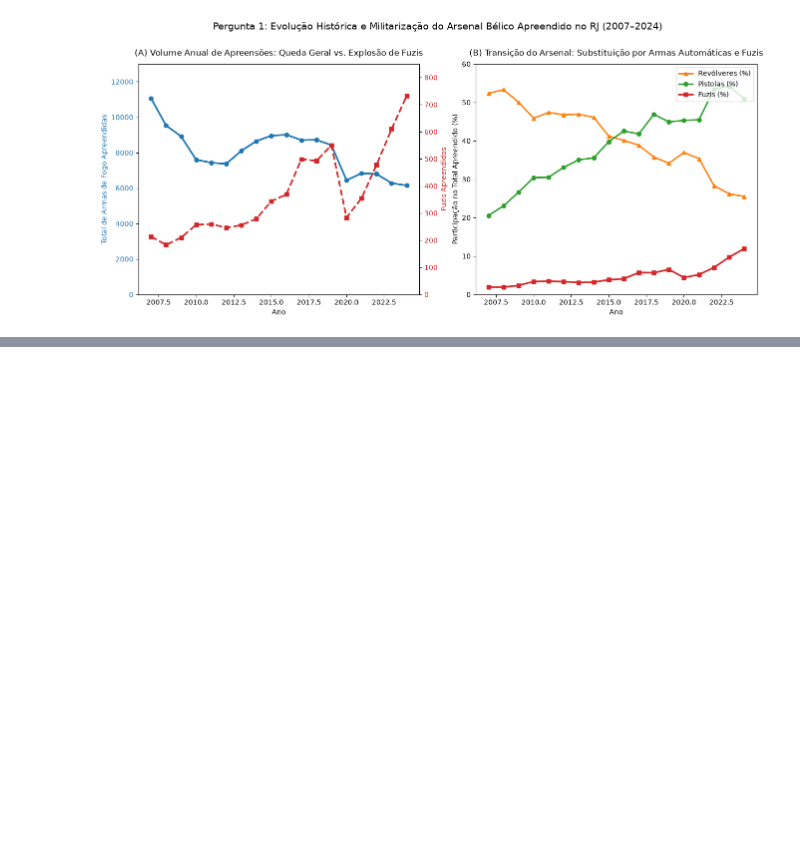
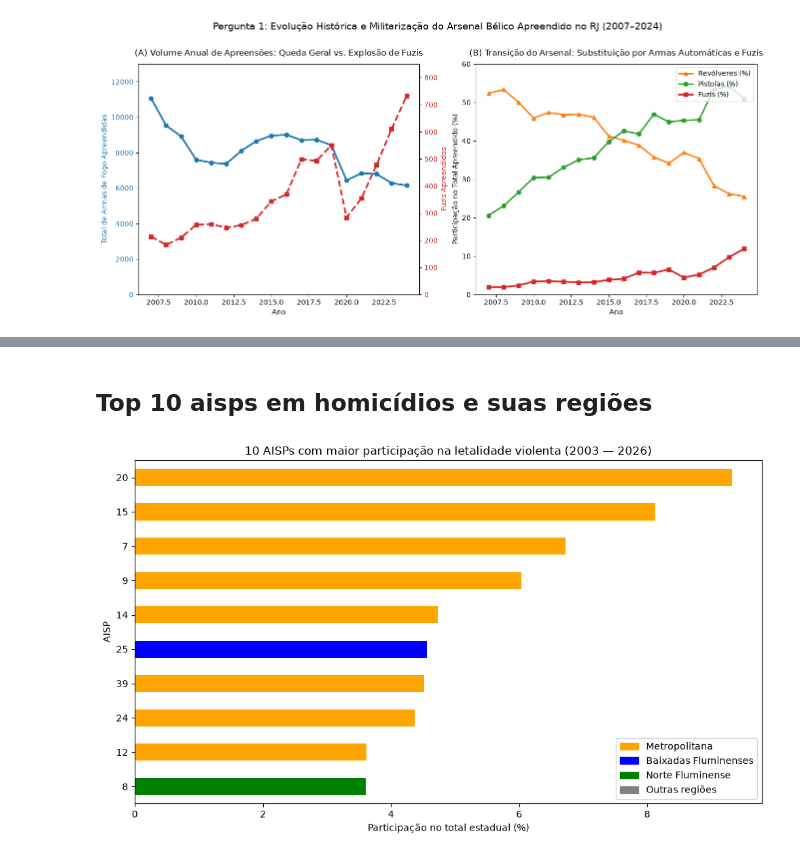
Before and after one commit to Josue-santoss/AEDV-A2-, a Jupyter notebook: NotebookAEDV.ipynb, the cells around one changed output, grey strips where cells are left out. Drawn from its saved outputs; the diff is of its cells as text; code cells hidden in the pictures; blank space fills up the shorter version.

Commit message:
Atualização da análise dos dados

```diff
--- a/NotebookAEDV.ipynb
+++ b/NotebookAEDV.ipynb
@@ -50,11 +51,0 @@ Pandas 3.0.5 | NumPy 2.5.1 | GeoPandas 1.1.3 | Matplotlib | Seaborn 0.13.2
-# %%
-data_path = r"C:\Users\leona\OneDrive\Desktop\AEDV\Dados\\"
-
-df_armas = pd.read_csv(os.path.join(data_path, 'br_rj_isp_estatisticas_seguranca_armas_apreendidas_mensal.csv'))
-df_cisp_mensal = pd.read_csv(os.path.join(data_path, 'br_rj_isp_estatisticas_seguranca_evolucao_mensal_cisp.csv'))
-df_mun_mensal = pd.read_csv(os.path.join(data_path, 'br_rj_isp_estatisticas_seguranca_evolucao_mensal_municipio.csv'))
-df_taxa_mun_mensal = pd.read_csv(os.path.join(data_path, 'br_rj_isp_estatisticas_seguranca_taxa_evolucao_mensal_municipio.csv'))
-df_fem_cisp = pd.read_csv(os.path.join(data_path, 'br_rj_isp_estatisticas_seguranca_feminicidio_mensal_cisp.csv'))
-df_letalidade = pd.read_csv(os.path.join(data_path, 'br_rj_isp_estatisticas_seguranca_taxa_letalidade.csv'))
-df_policial = pd.read_csv(os.path.join(data_path, 'br_rj_isp_estatisticas_seguranca_evolucao_policial_morto_servico_mensal.csv'))
-df_rel = pd.read_csv(os.path.join(data_path, 'br_rj_isp_estatisticas_seguranca_relacao_cisp_aisp_risp.csv'))
@@ -118,0 +341,49 @@ plt.show()
+# %% [markdown]
+## Top 10 aisps em homicídios e suas regiões
+# %%
+#Este bloco de codigo define as top 10 aisps com mais letalidades violentas.
+mortes_aisp = (
+    df_cisp_mensal.groupby("id_aisp")["quantidade_letalidade_violenta"]
+    .sum()
+    .sort_values(ascending=False)
+)
+
+total_mortes = df_cisp_mensal["quantidade_letalidade_violenta"].sum()
+
+percentual_aisp = (mortes_aisp / total_mortes) * 100
+
+
+###########################################################################
+#Este bloco cria um bar plot das top 10 aisp com mais homicidios e as segmenta por cor pelas sua respectivas regioes.
+dados = percentual_aisp.head(10).sort_values()
+
+
+legenda = [
+    Patch(color='orange', label='Metropolitana'),
+    Patch(color='blue', label='Baixadas Fluminenses'),
+    Patch(color='green', label='Norte Fluminense'),
+    Patch(color='gray', label='Outras regiões')
+]
+
+cores = [
+    'orange' if aisp in metropolitana else
+    'blue' if aisp in baixadas else
+    'green' if aisp in norte_fluminense else
+    'gary' for aisp in dados.index
+]
+percentual_aisp.head(10).sort_values().plot(
+    kind="barh",
+    figsize=(10, 6),
+    color = cores
+
+)
+
+plt.legend(handles=legenda, loc='lower right')
+
+plt.title("10 AISPs com maior participação na letalidade violenta (2003 — 2026)")
+plt.xlabel("Participação no total estadual (%)")
+plt.ylabel("AISP")
+plt.tight_layout()
+plt.show()
+# %% [output]
+[figure, added]
```
Also changed, not shown: parts of 28 cells of this notebook.
